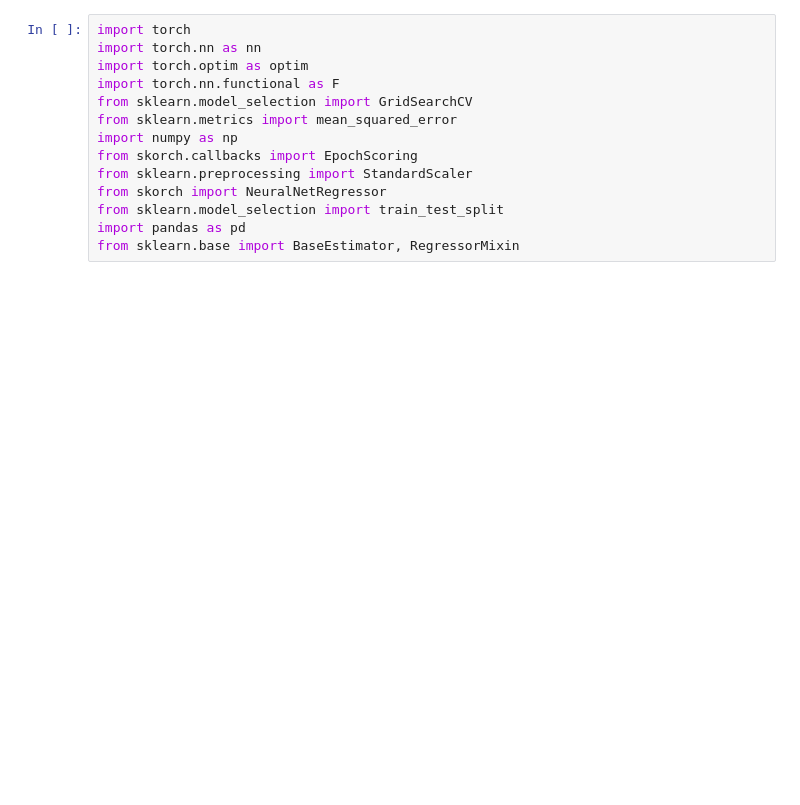
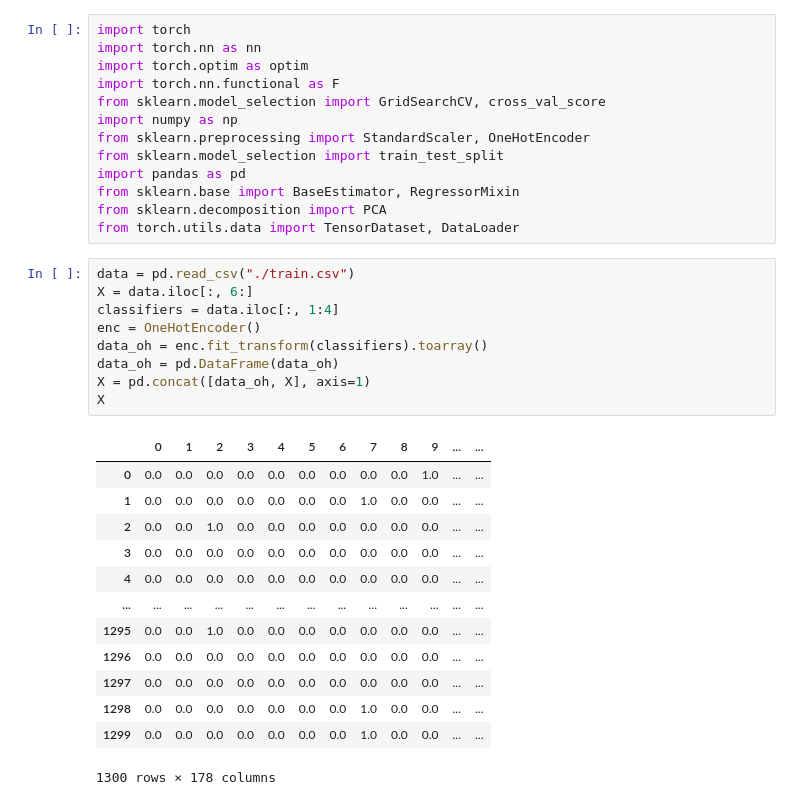
Before and after one commit to eferrer11/ML-project-heroin, a Jupyter notebook: nn_3.ipynb, the cells around one changed output. Cells and saved outputs as stored; diff of their text form; blank space fills up the shorter version.

```diff
--- a/nn_3.ipynb
+++ b/nn_3.ipynb
@@ -3,13 +3,35 @@ import torch
 import torch.nn as nn
 import torch.optim as optim
 import torch.nn.functional as F
-from sklearn.model_selection import GridSearchCV
-from sklearn.metrics import mean_squared_error
+from sklearn.model_selection import GridSearchCV, cross_val_score
 import numpy as np
-from skorch.callbacks import EpochScoring
-from sklearn.preprocessing import StandardScaler
-from skorch import NeuralNetRegressor
+from sklearn.preprocessing import StandardScaler, OneHotEncoder
 from sklearn.model_selection import train_test_split
 import pandas as pd
 from sklearn.base import BaseEstimator, RegressorMixin
+from sklearn.decomposition import PCA
+from torch.utils.data import TensorDataset, DataLoader
+# %%
+data = pd.read_csv("./train.csv")
+X = data.iloc[:, 6:]
+classifiers = data.iloc[:, 1:4]
+enc = OneHotEncoder()
+data_oh = enc.fit_transform(classifiers).toarray()
+data_oh = pd.DataFrame(data_oh)
+X = pd.concat([data_oh, X], axis=1)
+X
+# %% [output]
+|  | 0 | 1 | 2 | 3 | 4 | 5 | 6 | 7 | 8 | 9 | ... | ... |
+| 0 | 0.0 | 0.0 | 0.0 | 0.0 | 0.0 | 0.0 | 0.0 | 0.0 | 0.0 | 1.0 | ... | ... |
+| 1 | 0.0 | 0.0 | 0.0 | 0.0 | 0.0 | 0.0 | 0.0 | 1.0 | 0.0 | 0.0 | ... | ... |
+| 2 | 0.0 | 0.0 | 1.0 | 0.0 | 0.0 | 0.0 | 0.0 | 0.0 | 0.0 | 0.0 | ... | ... |
+| 3 | 0.0 | 0.0 | 0.0 | 0.0 | 0.0 | 0.0 | 0.0 | 0.0 | 0.0 | 0.0 | ... | ... |
+| 4 | 0.0 | 0.0 | 0.0 | 0.0 | 0.0 | 0.0 | 0.0 | 0.0 | 0.0 | 0.0 | ... | ... |
+| ... | ... | ... | ... | ... | ... | ... | ... | ... | ... | ... | ... | ... |
+| 1295 | 0.0 | 0.0 | 1.0 | 0.0 | 0.0 | 0.0 | 0.0 | 0.0 | 0.0 | 0.0 | ... | ... |
+| 1296 | 0.0 | 0.0 | 0.0 | 0.0 | 0.0 | 0.0 | 0.0 | 0.0 | 0.0 | 0.0 | ... | ... |
+| 1297 | 0.0 | 0.0 | 0.0 | 0.0 | 0.0 | 0.0 | 0.0 | 0.0 | 0.0 | 0.0 | ... | ... |
+| 1298 | 0.0 | 0.0 | 0.0 | 0.0 | 0.0 | 0.0 | 0.0 | 1.0 | 0.0 | 0.0 | ... | ... |
+| 1299 | 0.0 | 0.0 | 0.0 | 0.0 | 0.0 | 0.0 | 0.0 | 1.0 | 0.0 | 0.0 | ... | ... |
+1300 rows × 178 columns
 # %%
```
Also changed, not shown: parts of 3 cells of this notebook, 4 other files.
